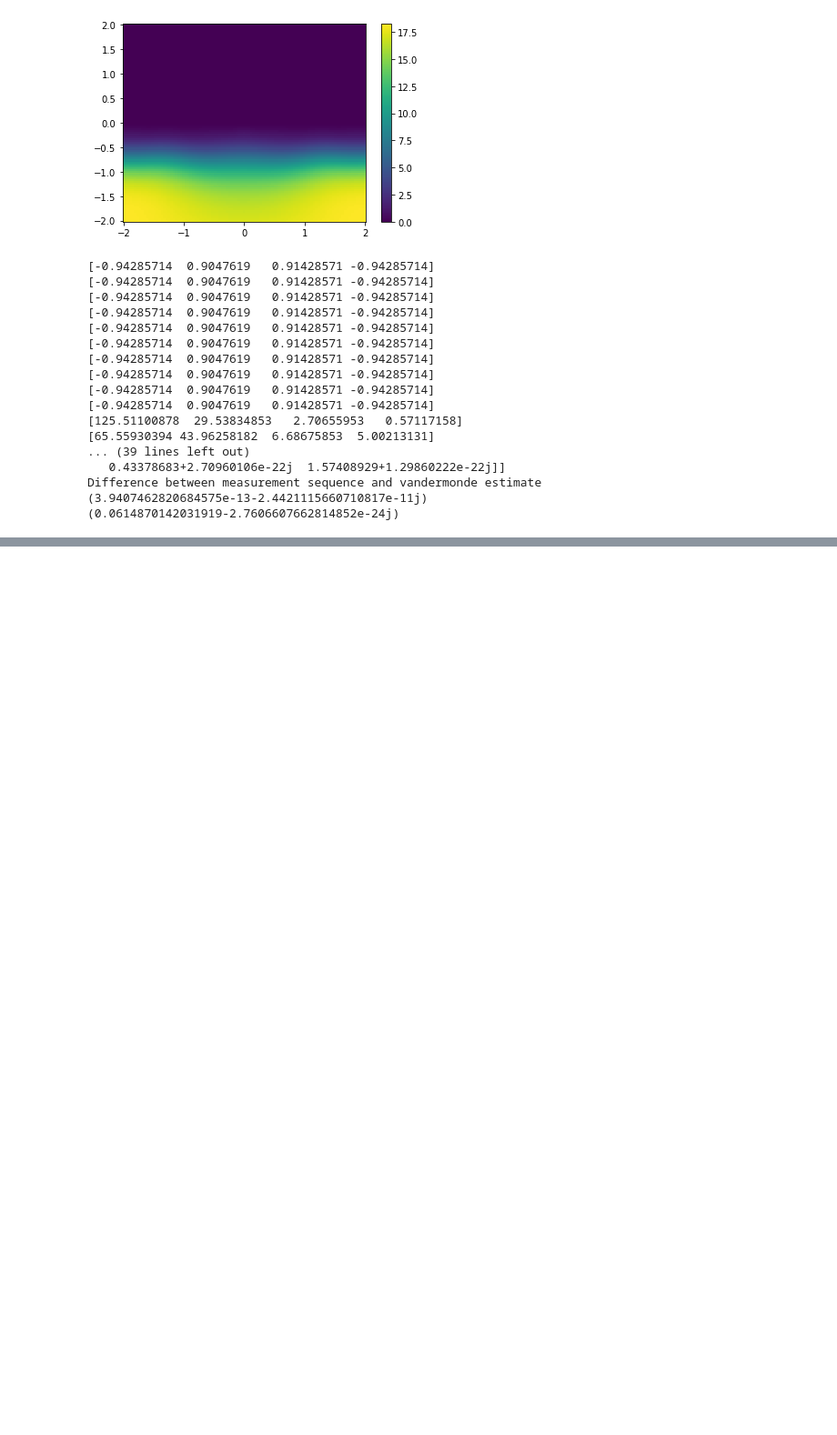
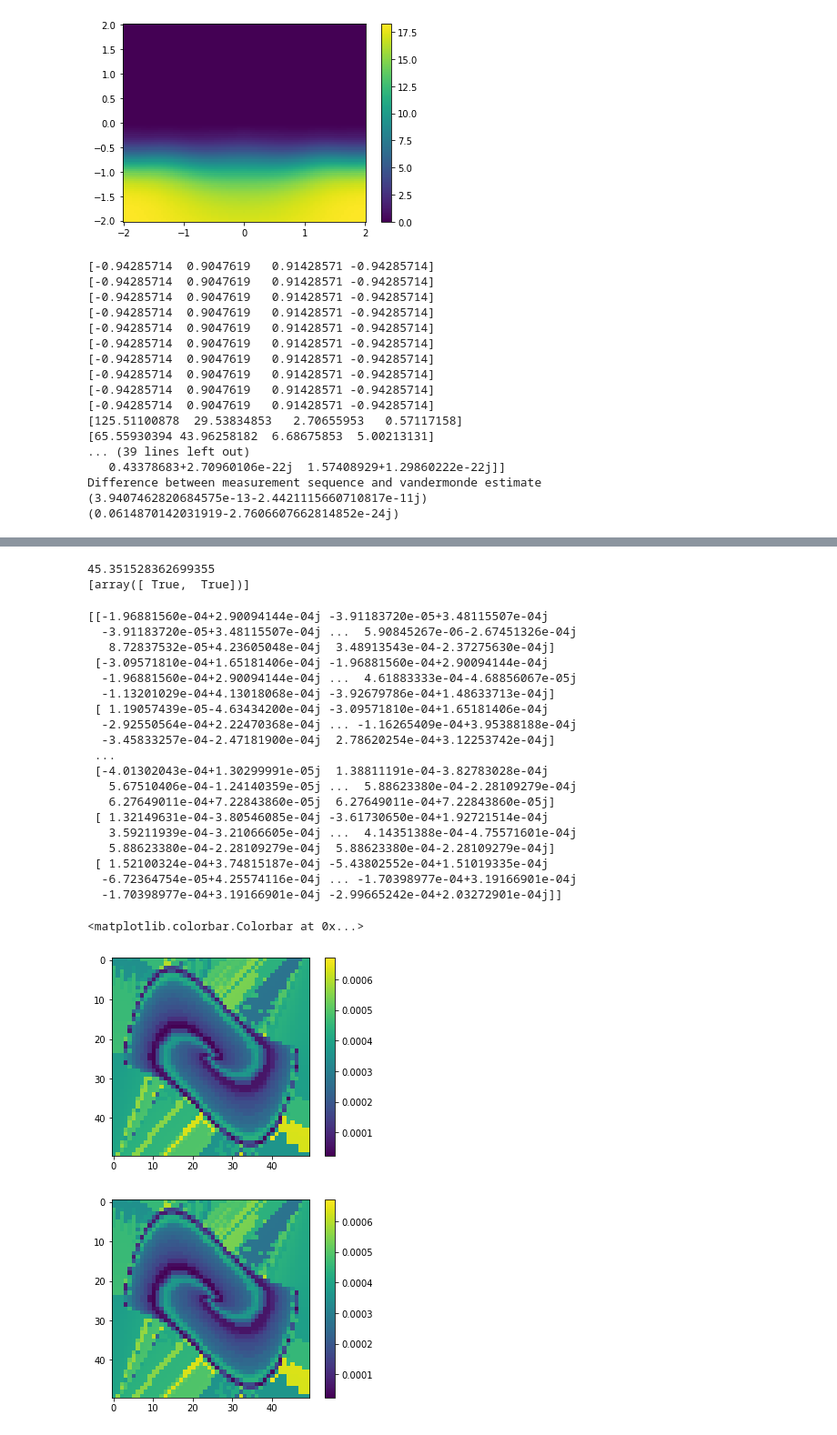
Before and after one commit to Mennovl1/Koopman_Identification, a Jupyter notebook: Korda2020Tryout.ipynb, the cells around one changed output, grey strips where cells are left out. Shown at 91% size. Saved outputs shown, nothing was run; the diff lists cells and outputs as text; code cells hidden in the pictures; blank space fills up the shorter version.

```diff
--- a/Korda2020Tryout.ipynb
+++ b/Korda2020Tryout.ipynb
@@ -275,0 +430,69 @@ plot_data.compareTrajectories(t_out, y_comp, y_est2, Names=["RK4(5)", "Koopman"]
+# %%
+def H_Theta(M, Thetahat, ThetaHatShift, Xhat, Id, Lhat):
+    return np.block([[Mhat, ThetaHat, ThetaHatShift], [Xhat, Id,Lhat]])
+
+Mhat = cvx.Variable(Y.shape)
+Mhat = np.ones(Y.shape)
+Xhat = np.ones((N_g, N_t))
+
+
+Xhat = np.ones((N_g, N_t))
+ThetaHat = np.ones((N,N_g))
+ThetaHatShift = np.ones((N, N_g))
+Id = np.eye(N_g)
+Lhat = np.eye(N_g)
+cons = [ThetaHat[0,:] == np.ones((N_g,))]
+
+rho = 1
+i = 0
+eps = 1
+# while eps > 1e-2 and i < 100:
+# Define objective function
+Fullmatrix = H_Theta(Mhat, ThetaHat, ThetaHatShift, Xhat, Id, Lhat)
+# print(Fullmatrix.ndim)
+# print(Fullmatrix.shape)
+obj = np.linalg.norm(Y - Mhat,2) + rho * ( np.linalg.norm(Fullmatrix, "nuc") - np.trace(U_j[i].T @ Fullmatrix @ V_j[i]) )
+print(obj)
+print(cons)
+# %% [output]
+45.351528362699355
+[array([ True,  True])]
+# %%
+# 2d plot of optimal interpolated function
+x = np.linspace(-1,1, 50)
+y = np.linspace(-1,1, 50)
+X_gr, Y_gr = np.meshgrid(x,y)
+Z = np.empty((2 * N_g, 50,50), dtype=complex)
+for i in range(50):
+    for j in range(50):
+        Z[:, i,j] = f_opt( np.hstack((X_gr[i,j], Y_gr[i,j]))).flatten()
+
+plt.imshow(abs(Z[0,...]))
+print(Z[0,...])
+plt.colorbar()
+plt.figure()
+plt.imshow(abs(Z[1,...]))
+plt.colorbar()
+# %% [output]
+[[-1.96881560e-04+2.90094144e-04j -3.91183720e-05+3.48115507e-04j
+  -3.91183720e-05+3.48115507e-04j ...  5.90845267e-06-2.67451326e-04j
+   8.72837532e-05+4.23605048e-04j  3.48913543e-04-2.37275630e-04j]
+ [-3.09571810e-04+1.65181406e-04j -1.96881560e-04+2.90094144e-04j
+  -1.96881560e-04+2.90094144e-04j ...  4.61883333e-04-4.68856067e-05j
+  -1.13201029e-04+4.13018068e-04j -3.92679786e-04+1.48633713e-04j]
+ [ 1.19057439e-05-4.63434200e-04j -3.09571810e-04+1.65181406e-04j
+  -2.92550564e-04+2.22470368e-04j ... -1.16265409e-04+3.95388188e-04j
+  -3.45833257e-04-2.47181900e-04j  2.78620254e-04+3.12253742e-04j]
+ ...
+ [-4.01302043e-04+1.30299991e-05j  1.38811191e-04-3.82783028e-04j
+   5.67510406e-04-1.24140359e-05j ...  5.88623380e-04-2.28109279e-04j
+   6.27649011e-04+7.22843860e-05j  6.27649011e-04+7.22843860e-05j]
+ [ 1.32149631e-04-3.80546085e-04j -3.61730650e-04+1.92721514e-04j
+   3.59211939e-04-3.21066605e-04j ...  4.14351388e-04-4.75571601e-04j
+   5.88623380e-04-2.28109279e-04j  5.88623380e-04-2.28109279e-04j]
+ [ 1.52100324e-04+3.74815187e-04j -5.43802552e-04+1.51019335e-04j
+  -6.72364754e-05+4.25574116e-04j ... -1.70398977e-04+3.19166901e-04j
+  -1.70398977e-04+3.19166901e-04j -2.99665242e-04+2.03272901e-04j]]
+<matplotlib.colorbar.Colorbar at 0x...>
+[figure, added]
+[figure, added]
```
Also changed, not shown: parts of 8 cells of this notebook, 11 other files.
